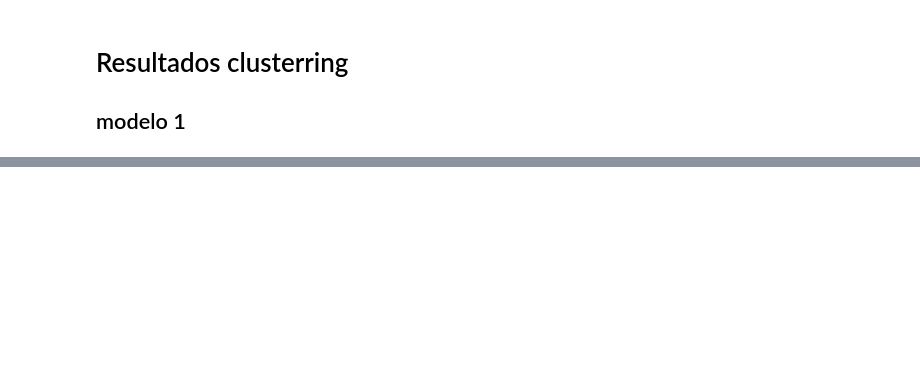
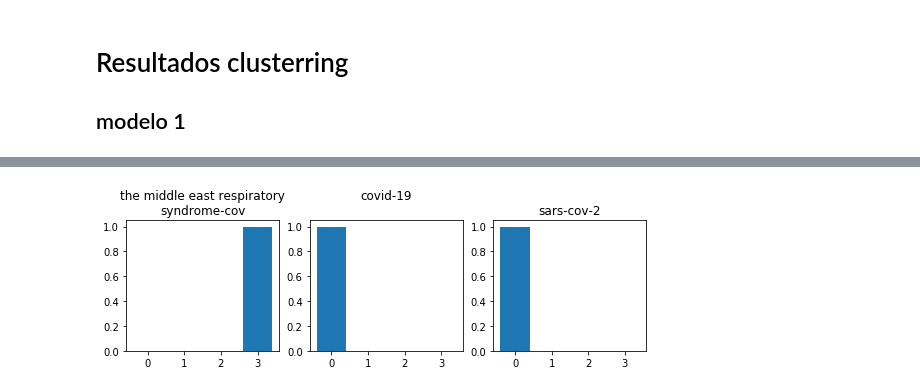
Before and after one commit to UnalNer/Notebooks, a Jupyter notebook: vectorSemantics.ipynb, the cells around one changed output, grey strips where cells are left out. Cells and saved outputs as stored; diff of their text form; code cells hidden in the pictures; blank space fills up the shorter version.

```diff
--- a/vectorSemantics.ipynb
+++ b/vectorSemantics.ipynb
@@ -576,0 +605,13 @@ plt.show()
+# %%
+samples = [1980, 228, 319]
+
+plt.figure(figsize=[6.4*len(samples), 4.8/2])
+
+for i, s in enumerate(samples):
+    plt.subplot(130+i+1 + (len(samples) * 10))
+    plt.title(entities.text.iloc[s])
+    plt.bar(range(4), class_prob[s])
+
+plt.show()
+# %% [output]
+[figure, added]
```
Also changed, not shown: parts of 27 cells of this notebook.
